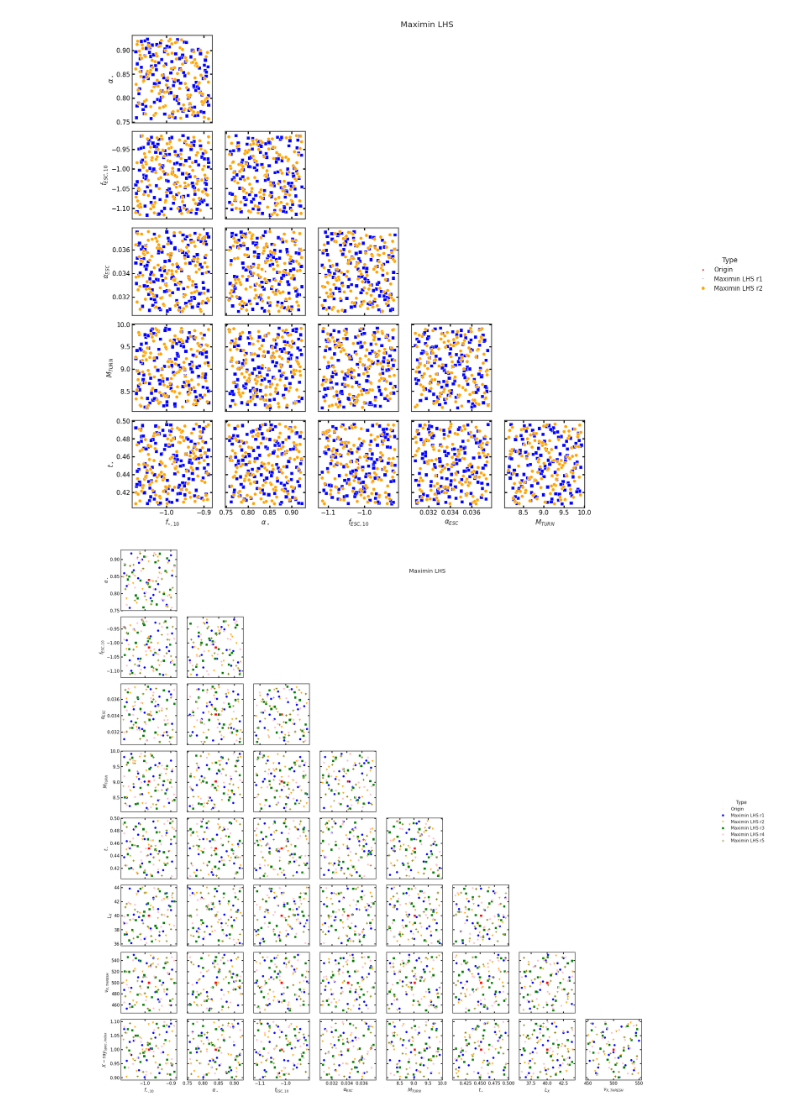
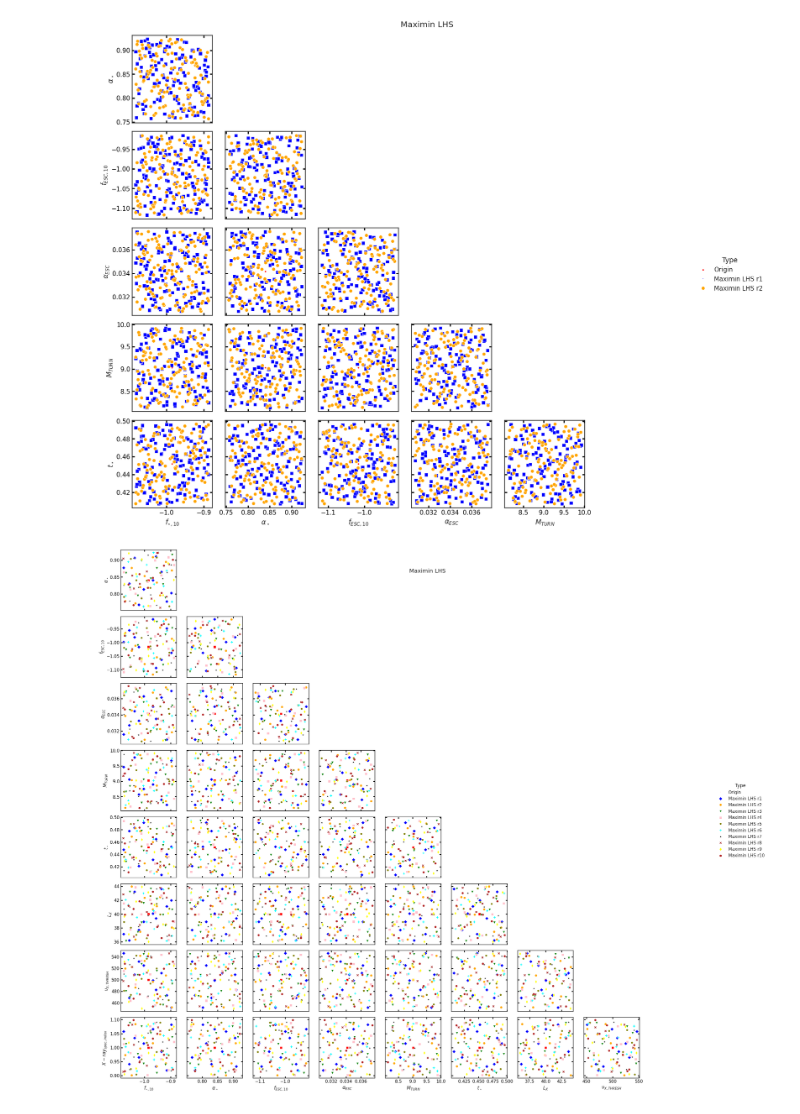
Before and after one commit to Rillard2001/RealMSc, a Jupyter notebook: Tutorials/21cmEMU/21cmEMU_test.ipynb, the cells around one changed output. Cells and saved outputs as stored; diff of their text form; code cells hidden in the pictures.

```diff
--- a/Tutorials/21cmEMU/21cmEMU_test.ipynb
+++ b/Tutorials/21cmEMU/21cmEMU_test.ipynb
@@ -215,7 +215,7 @@ import matplotlib.pyplot as plt
 
 def corner_plot(dataframe, title, dimensions):
 
-    things = [',', 'o', 'v', 's', 'p', 'P', '*', 'X', 'd', '8', '9']
+    things = [',', 'D', 'o', 'v', 's', 'p', 'P', '*', 'X', 'd', '8', '5']
     colors = ['red', 'blue', 'orange', 'green', 'pink', 'olive', 'cyan', 'black', 'brown', 'yellow', 'firebrick', 'tan']
     markers = []
     palette = []
@@ -332,34 +332,34 @@ def sample(name, n_samples, num_rounds, boundaries = boundaries):
     elif name == 'lhs':
         sampler = Lhs(criterion="maximin", iterations=10000)
         label = 'Maximin LHS'
 
     else:
         sampler = Sobol()
         label = 'Sobol'
 
 
     dataframes = []
 
     for i in range(1, num_rounds + 1):
         dataframes.append('df' + f'{i}')
         sampled = sampler.generate(boundaries, n_samples)
         dataframes[i - 1] = pd.DataFrame(sampled, columns = columns_names)
         dataframes[i - 1]['Type'] = label + f' r{i}'
 
     df_true = df.copy()
     df_true['Type'] = 'Origin'
 
 
     all_points = pd.concat([df_true] + dataframes, ignore_index = True)
 
     return all_points
 
 
-n_samples = 20
-num_rounds = 5
+n_samples = 10
+num_rounds = 10
 
 lhs = sample('lhs', num_rounds = num_rounds, n_samples = n_samples)
 
-corner_plot(lhs, 'Maximin LHS', '20x5_fullparam')
+corner_plot(lhs, 'Maximin LHS', '10x10_fullparam')
 # %% [output]
-[figure, old version]
+[figure, new version]
```
